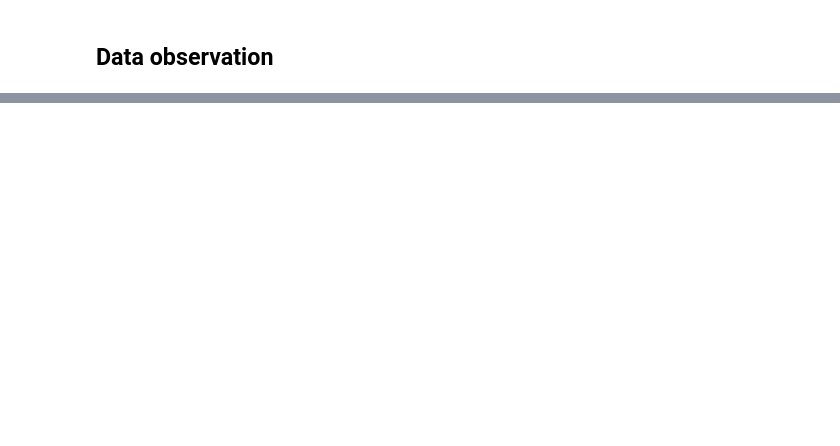
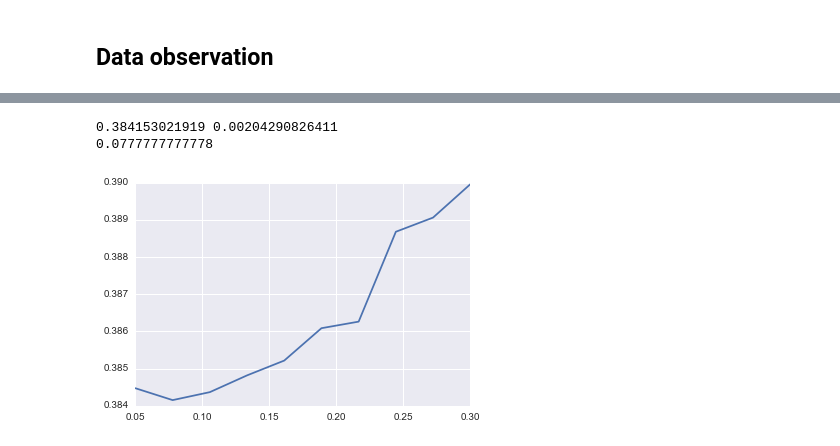
Before and after one commit to uSasha/ML_bootcamp_17_1, a Jupyter notebook: ML_BC_17.ipynb, the cells around one changed output, grey strips where cells are left out. Cells and saved outputs as stored; diff of their text form; code cells hidden in the pictures; blank space fills up the shorter version.

```diff
--- a/ML_BC_17.ipynb
+++ b/ML_BC_17.ipynb
@@ -212,0 +143,11 @@ max(scores), max(scores_true)
+# %%
+def upgrade_with_minus(X):
+    df = pd.DataFrame()
+    for i in X.columns:
+        for j in X.columns:
+            if (not('_' in i)) and (not ('_' in j)):
+                df[i + '_-_' + j] = X[i] - X[j]
+    for i in X.columns:
+        df[i] = X[i]
+
+    return df
@@ -212,0 +410,20 @@ max(scores), max(scores_true)
+# %%
+X = pd.read_csv('x_train.csv', sep=';')
+y = ravel(pd.read_csv('y_train.csv', header=None))
+result = []
+
+values_to_try = linspace(0.05, 0.3, 10)
+for val in values_to_try:
+    clf = XGBClassifier(learning_rate=val)
+    clf.fit(X, y)
+    result.append((val, mean(cross_val_score(clf, X, y, cv=2, scoring='neg_log_loss')) * (-1)))
+
+result = np.array(result)
+plot(result[:,0], result[:,1])
+
+print min(result[:,1]), std(result[:,1])
+print result[:,0][result[:,1].argmin()]
+# %% [output]
+0.384153021919 0.00204290826411
+0.0777777777778
+[figure, added]
```
Also changed, not shown: parts of 75 cells of this notebook.
